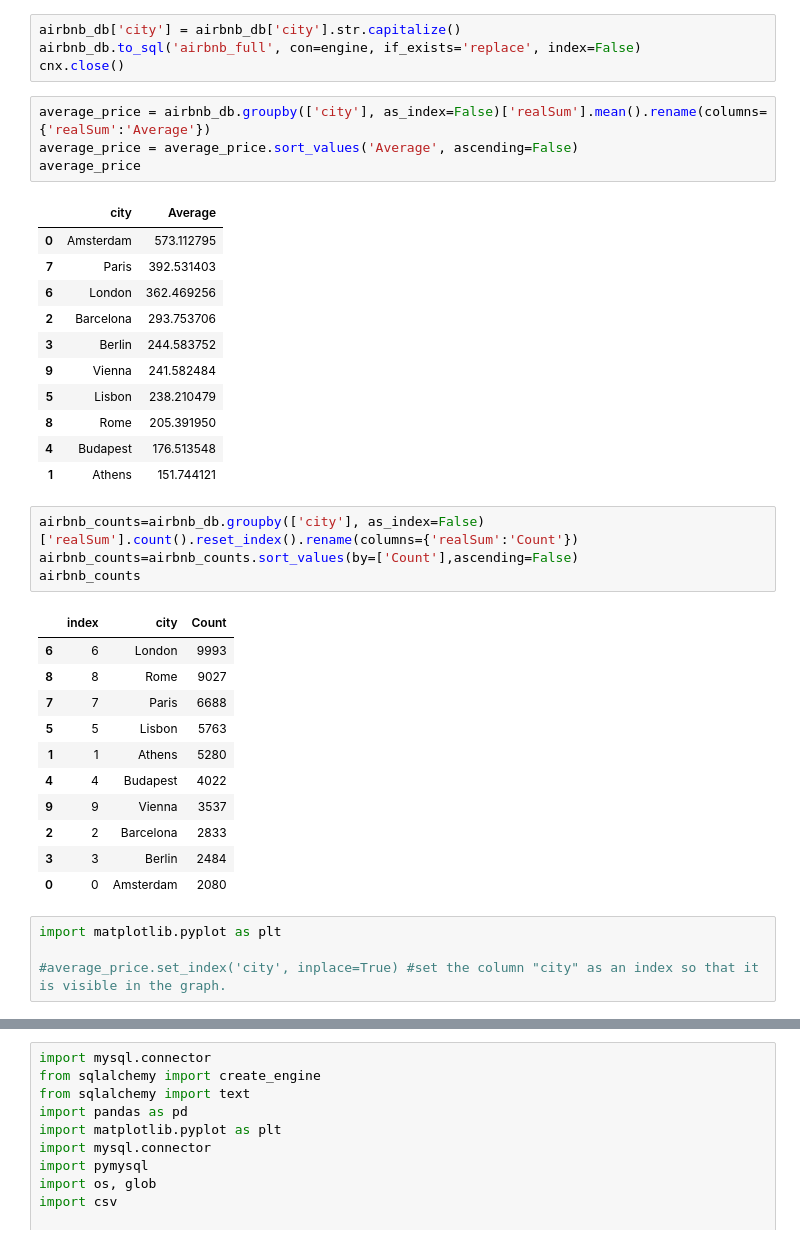
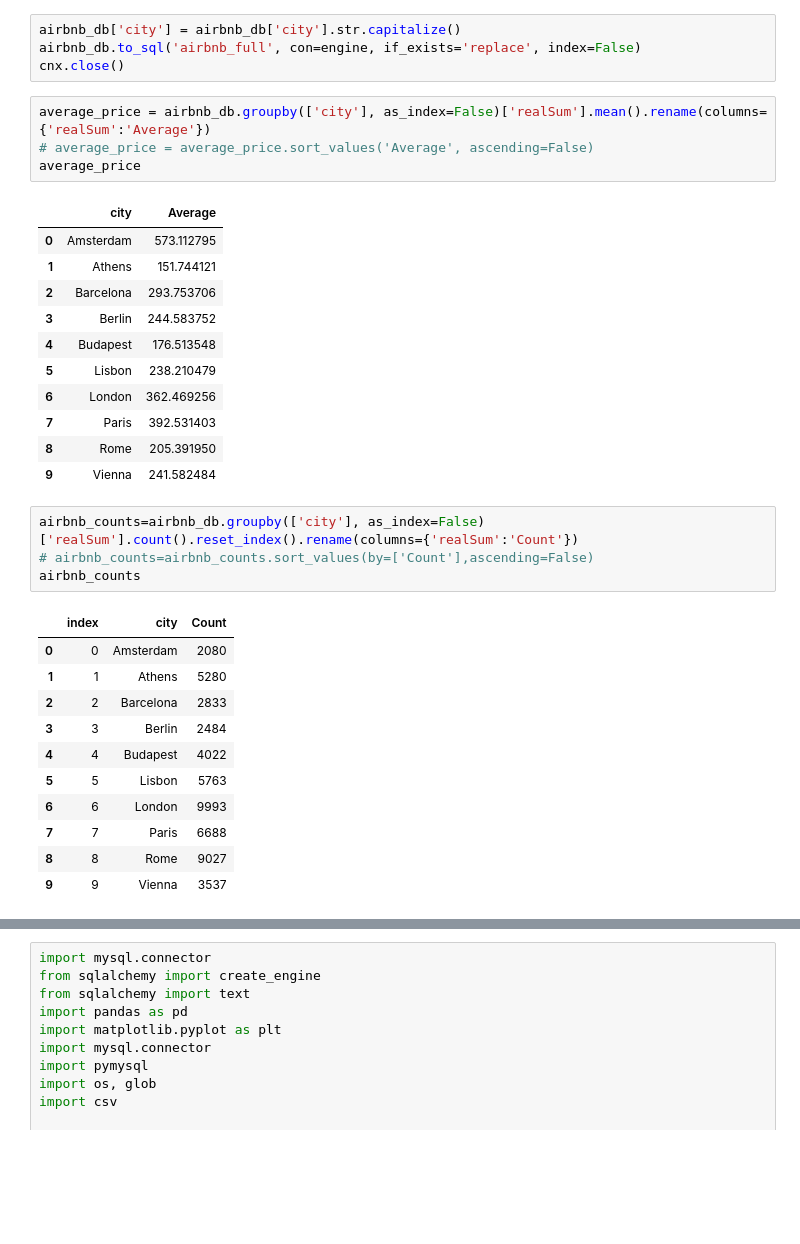
Before and after one commit to IngaGS/SheGoesTech_FinalProject, a Jupyter notebook: Airbnb data analysis(3).ipynb, the cells around one changed output, grey strips where cells are left out. Cells and saved outputs as stored; diff of their text form; blank space fills up the shorter version.

```diff
--- a/Airbnb data analysis(2).ipynb
+++ b/Airbnb data analysis(3).ipynb
@@ -145,37 +145,33 @@ airbnb_db.to_sql('airbnb_full', con=engine, if_exists='replace', index=False)
 cnx.close()
 # %%
 average_price = airbnb_db.groupby(['city'], as_index=False)['realSum'].mean().rename(columns={'realSum':'Average'})
-average_price = average_price.sort_values('Average', ascending=False)
+# average_price = average_price.sort_values('Average', ascending=False)
 average_price
 # %% [output]
 |  | city | Average |
 | 0 | Amsterdam | 573.112795 |
-| 7 | Paris | 392.531403 |
-| 6 | London | 362.469256 |
+| 1 | Athens | 151.744121 |
 | 2 | Barcelona | 293.753706 |
 | 3 | Berlin | 244.583752 |
+| 4 | Budapest | 176.513548 |
+| 5 | Lisbon | 238.210479 |
+| 6 | London | 362.469256 |
+| 7 | Paris | 392.531403 |
+| 8 | Rome | 205.391950 |
 | 9 | Vienna | 241.582484 |
-| 5 | Lisbon | 238.210479 |
-| 8 | Rome | 205.391950 |
-| 4 | Budapest | 176.513548 |
-| 1 | Athens | 151.744121 |
 # %%
 airbnb_counts=airbnb_db.groupby(['city'], as_index=False)['realSum'].count().reset_index().rename(columns={'realSum':'Count'})
-airbnb_counts=airbnb_counts.sort_values(by=['Count'],ascending=False)
+# airbnb_counts=airbnb_counts.sort_values(by=['Count'],ascending=False)
 airbnb_counts
 # %% [output]
 |  | index | city | Count |
-| 6 | 6 | London | 9993 |
-| 8 | 8 | Rome | 9027 |
-| 7 | 7 | Paris | 6688 |
-| 5 | 5 | Lisbon | 5763 |
+| 0 | 0 | Amsterdam | 2080 |
 | 1 | 1 | Athens | 5280 |
-| 4 | 4 | Budapest | 4022 |
-| 9 | 9 | Vienna | 3537 |
 | 2 | 2 | Barcelona | 2833 |
 | 3 | 3 | Berlin | 2484 |
-| 0 | 0 | Amsterdam | 2080 |
+| 4 | 4 | Budapest | 4022 |
+| 5 | 5 | Lisbon | 5763 |
+| 6 | 6 | London | 9993 |
+| 7 | 7 | Paris | 6688 |
+| 8 | 8 | Rome | 9027 |
+| 9 | 9 | Vienna | 3537 |
-# %%
-import matplotlib.pyplot as plt
-
-#average_price.set_index('city', inplace=True) #set the column "city" as an index so that it is visible in the graph.
```
Also changed, not shown: parts of 2 cells of this notebook.
